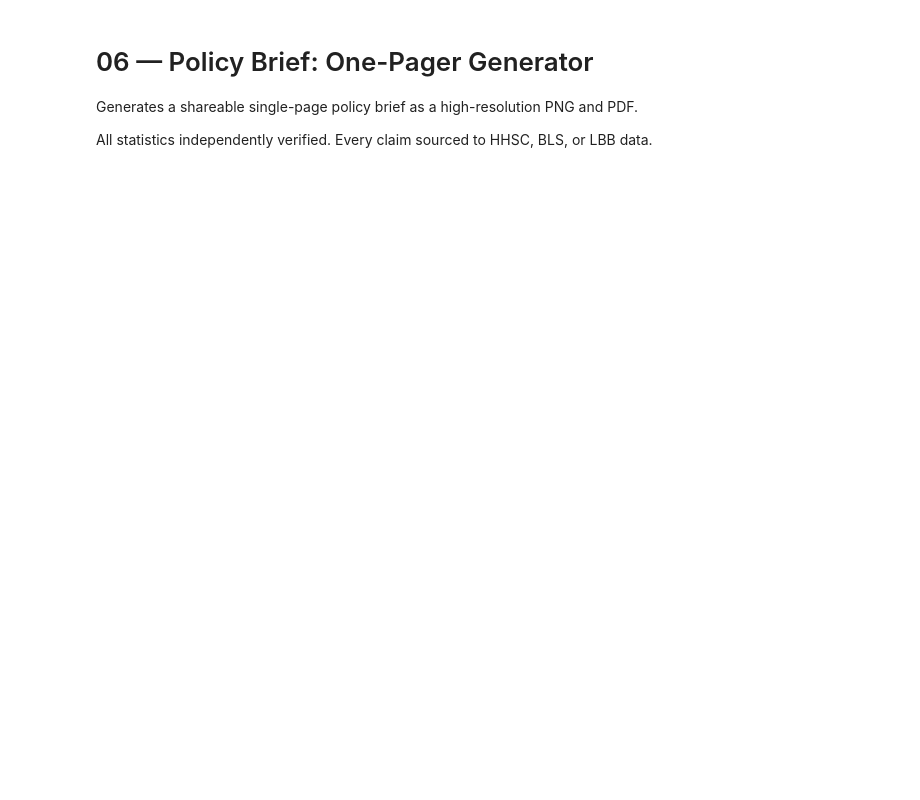
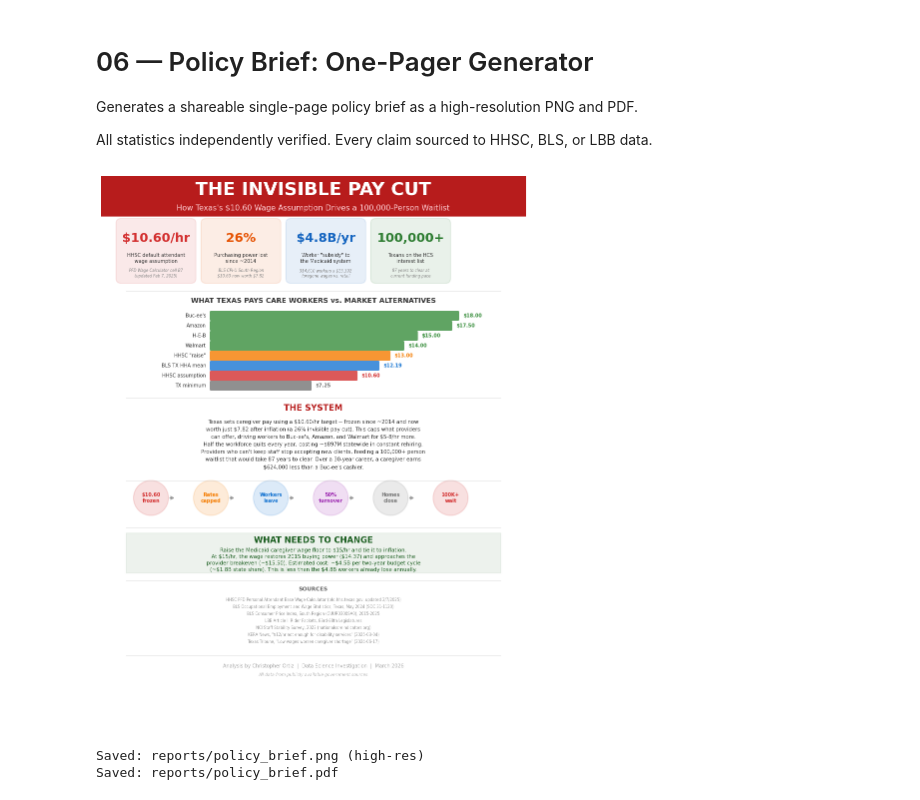
Before and after one commit to Promeos/texas-caregiver-crisis, a Jupyter notebook: notebooks/06_policy_brief.ipynb, the cells around one changed output. Cells and saved outputs as stored; diff of their text form; code cells hidden in the pictures; blank space fills up the shorter version.

```diff
--- a/notebooks/06_policy_brief.ipynb
+++ b/notebooks/06_policy_brief.ipynb
@@ -68,8 +68,8 @@ for i, (number, label, color, source) in enumerate(stats):
 ax.plot([0.5, 8.0], [8.7, 8.7], color='#cccccc', linewidth=0.5)
 
 # --- WAGE COMPARISON CHART ---
-chart_y_start = 7.0
-ax.text(4.25, 8.55, 'WHAT TEXAS PAYS CARE WORKERS vs. MARKET ALTERNATIVES',
+# Title with clear space above the bars
+ax.text(4.25, 8.50, 'WHAT TEXAS PAYS CARE WORKERS vs. MARKET ALTERNATIVES',
         fontsize=10, fontweight='bold', ha='center', va='center', color='#333333')
 
 wages = [
@@ -83,13 +83,15 @@ wages = [
     ('TX minimum', 7.25, '#757575'),
 ]
 
-bar_height = 0.17
+bar_height = 0.16
 chart_left = 2.2
 chart_width = 5.5
 max_wage = 20
+# Top bar starts at 8.20, bottom bar at 8.20 - 7*0.20 = 6.80
+chart_top = 8.20
 
 for i, (employer, wage, color) in enumerate(wages):
-    y = chart_y_start + (len(wages) - 1 - i) * 0.21
+    y = chart_top - i * 0.20
     bar_w = (wage / max_wage) * chart_width
     rect = mpatches.FancyBboxPatch((chart_left, y - bar_height/2), bar_w, bar_height,
                                    boxstyle='round,pad=0.02',
@@ -101,29 +103,30 @@ for i, (employer, wage, color) in enumerate(wages):
             va='center', fontweight='bold', color=color, fontfamily='sans-serif')
 
 # --- DIVIDER ---
-ax.plot([0.5, 8.0], [6.8, 6.8], color='#cccccc', linewidth=0.5)
+ax.plot([0.5, 8.0], [6.55, 6.55], color='#cccccc', linewidth=0.5)
 
 # --- THE SYSTEM ---
-ax.text(4.25, 6.55, 'THE SYSTEM', fontsize=12, fontweight='bold',
+ax.text(4.25, 6.35, 'THE SYSTEM', fontsize=12, fontweight='bold',
         ha='center', va='center', color='#b71c1c')
 
 system_lines = [
-    "HHSC rate methodology assumes attendants earn $10.60/hr -- frozen since ~2014,",
-    "now worth just $7.82 in real terms (26% erosion). This caps what providers can pay,",
-    "driving workers to retail jobs paying $5-8/hr more. The resulting 50% annual turnover",
-    "costs ~$897M/yr statewide. Providers who cannot staff homes stop accepting new clients,",
-    "feeding a 100,000+ person waitlist that would take 87 years to clear. Over a 30-year",
-    "career, a direct care worker earns $624,000 less than a Buc-ee's cashier.",
+    "Texas sets caregiver pay using a $10.60/hr target -- frozen since ~2014 and now",
+    "worth just $7.82 after inflation (a 26% invisible pay cut). This caps what providers",
+    "can offer, driving workers to Buc-ee's, Amazon, and Walmart for $5-8/hr more.",
+    "Half the workforce quits every year, costing ~$897M statewide in constant rehiring.",
+    "Providers who can't keep staff stop accepting new clients, feeding a 100,000+ person",
+    "waitlist that would take 87 years to clear. Over a 30-year career, a caregiver earns",
+    "$624,000 less than a Buc-ee's cashier.",
 ]
 for i, line in enumerate(system_lines):
-    ax.text(4.25, 6.25 - i * 0.16, line, fontsize=7.5, ha='center', va='center',
+    ax.text(4.25, 6.07 - i * 0.15, line, fontsize=7.5, ha='center', va='center',
             color='#333333', fontfamily='sans-serif')
 
 # --- DIVIDER ---
-ax.plot([0.5, 8.0], [5.2, 5.2], color='#cccccc', linewidth=0.5)
+ax.plot([0.5, 8.0], [4.9, 4.9], color='#cccccc', linewidth=0.5)
 
 # --- CAUSAL CHAIN ---
-chain_y = 4.8
+chain_y = 4.55
 chain_items = [
     ('$10.60\nfrozen', '#d32f2f'),
     ('Rates\ncapped', '#f57c00'),
@@ -145,61 +148,65 @@ for i, (text, color) in enumerate(chain_items):
                     arrowprops=dict(arrowstyle='->', color='#999999', lw=1.5))
 
 # --- DIVIDER ---
-ax.plot([0.5, 8.0], [4.2, 4.2], color='#cccccc', linewidth=0.5)
+ax.plot([0.5, 8.0], [3.95, 3.95], color='#cccccc', linewidth=0.5)
 
-# --- THE ASK ---
-ax.fill_between([0.5, 8.0], 3.3, 4.1, color='#1b5e20', alpha=0.08)
-ax.text(4.25, 3.95, 'THE ASK', fontsize=12, fontweight='bold',
+# --- WHAT NEEDS TO CHANGE ---
+ax.fill_between([0.5, 8.0], 3.05, 3.85, color='#1b5e20', alpha=0.08)
+ax.text(4.25, 3.70, 'WHAT NEEDS TO CHANGE', fontsize=12, fontweight='bold',
         ha='center', va='center', color='#1b5e20')
 
 ask_lines = [
-    "Fund a $15/hr attendant wage floor in the 90th Legislature General Appropriations Act.",
-    "At $15/hr, the wage matches inflation-adjusted parity ($14.37) and approaches the",
-    "HCS/ICF house breakeven (~$15.50). Estimated biennial cost: ~$4.5B all funds",
-    "(~$1.8B GR at 40.6% FMAP). This is less than the $4.8B workers already forfeit annually.",
+    "Raise the Medicaid caregiver wage floor to $15/hr and tie it to inflation.",
+    "At $15/hr, the wage restores 2015 buying power ($14.37) and approaches the",
+    "provider breakeven (~$15.50). Estimated cost: ~$4.5B per two-year budget cycle",
+    "(~$1.8B state share). This is less than the $4.8B workers already lose annually.",
 ]
 for i, line in enumerate(ask_lines):
-    ax.text(4.25, 3.75 - i * 0.13, line, fontsize=7.5, ha='center', va='center',
+    ax.text(4.25, 3.50 - i * 0.13, line, fontsize=7.5, ha='center', va='center',
             color='#1b5e20', fontfamily='sans-serif')
 
 # --- DIVIDER ---
-ax.plot([0.5, 8.0], [3.15, 3.15], color='#cccccc', linewidth=0.5)
+ax.plot([0.5, 8.0], [2.90, 2.90], color='#cccccc', linewidth=0.5)
 
 # --- SOURCES ---
-ax.text(4.25, 2.95, 'SOURCES', fontsize=8, fontweight='bold',
+ax.text(4.25, 2.72, 'SOURCES', fontsize=8, fontweight='bold',
         ha='center', va='center', color='#666666')
 
 sources = [
     'HHSC PFD Personal Attendant Base Wage Calculator (pfd.hhs.texas.gov, updated 2/7/2025)',
     'BLS Occupational Employment and Wage Statistics, Texas, May 2024 (SOC 31-1120)',
     'BLS Consumer Price Index, South Region (CUUR0300SA0), 2015-2025',
     'LBB Article II Rider Packets, 83rd-88th Legislatures',
     'NCI Staff Stability Survey, 2023 (nationalcoreindicators.org)',
     'KERA News, "$12/hr not enough for disability services" (2025-03-04)',
     'Texas Tribune, "Low wages worsen caregiver shortage" (2024-06-17)',
 ]
 
 for i, src in enumerate(sources):
-    ax.text(4.25, 2.72 - i * 0.14, src, fontsize=5.5, ha='center', va='center',
+    ax.text(4.25, 2.50 - i * 0.14, src, fontsize=5.5, ha='center', va='center',
             color='#999999', fontfamily='sans-serif')
 
 # --- FOOTER ---
-ax.plot([0.5, 8.0], [1.6, 1.6], color='#cccccc', linewidth=0.5)
-ax.text(4.25, 1.35, 'Analysis by Christopher Ortiz  |  Data Science Investigation  |  March 2026',
+ax.plot([0.5, 8.0], [1.40, 1.40], color='#cccccc', linewidth=0.5)
+ax.text(4.25, 1.18, 'Analysis by Christopher Ortiz  |  Data Science Investigation  |  March 2026',
         fontsize=7, ha='center', va='center', color='#aaaaaa', fontfamily='sans-serif')
-ax.text(4.25, 1.15, 'All data from publicly available government sources',
+ax.text(4.25, 1.00, 'All data from publicly available government sources',
         fontsize=6, ha='center', va='center', color='#bbbbbb', fontfamily='sans-serif',
         style='italic')
 
 # --- SAVE ---
 plt.savefig(REPORTS / 'policy_brief.png', dpi=200, bbox_inches='tight',
             facecolor='white', edgecolor='none')
 plt.savefig(REPORTS / 'policy_brief.pdf', bbox_inches='tight',
             facecolor='white', edgecolor='none')
 plt.show()
 
 print('Saved: reports/policy_brief.png (high-res)')
 print('Saved: reports/policy_brief.pdf')
+# %% [output]
+[figure, added]
+Saved: reports/policy_brief.png (high-res)
+Saved: reports/policy_brief.pdf
 # %%
 # Final inventory of all reports generated
 print('=== Complete Report Inventory ===')
```
Also changed, not shown: parts of 1 cell of this notebook, 2 other files.
